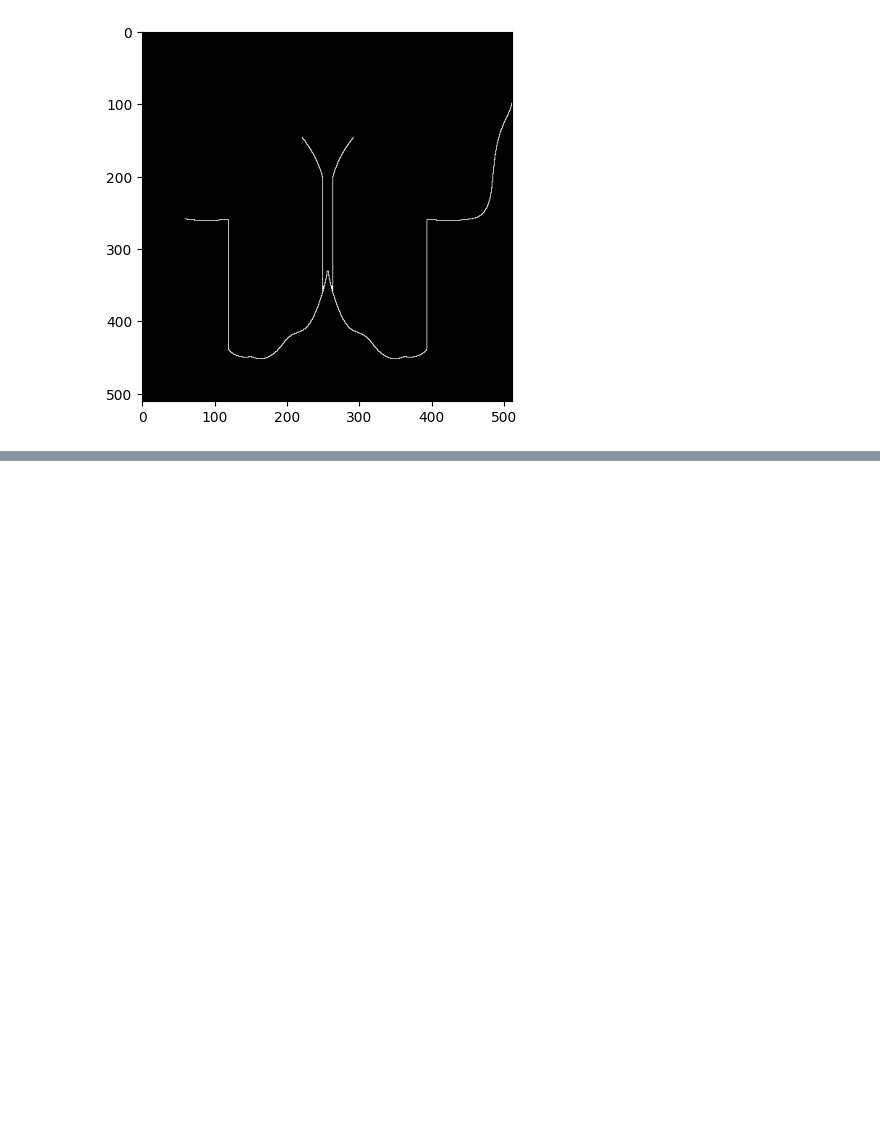
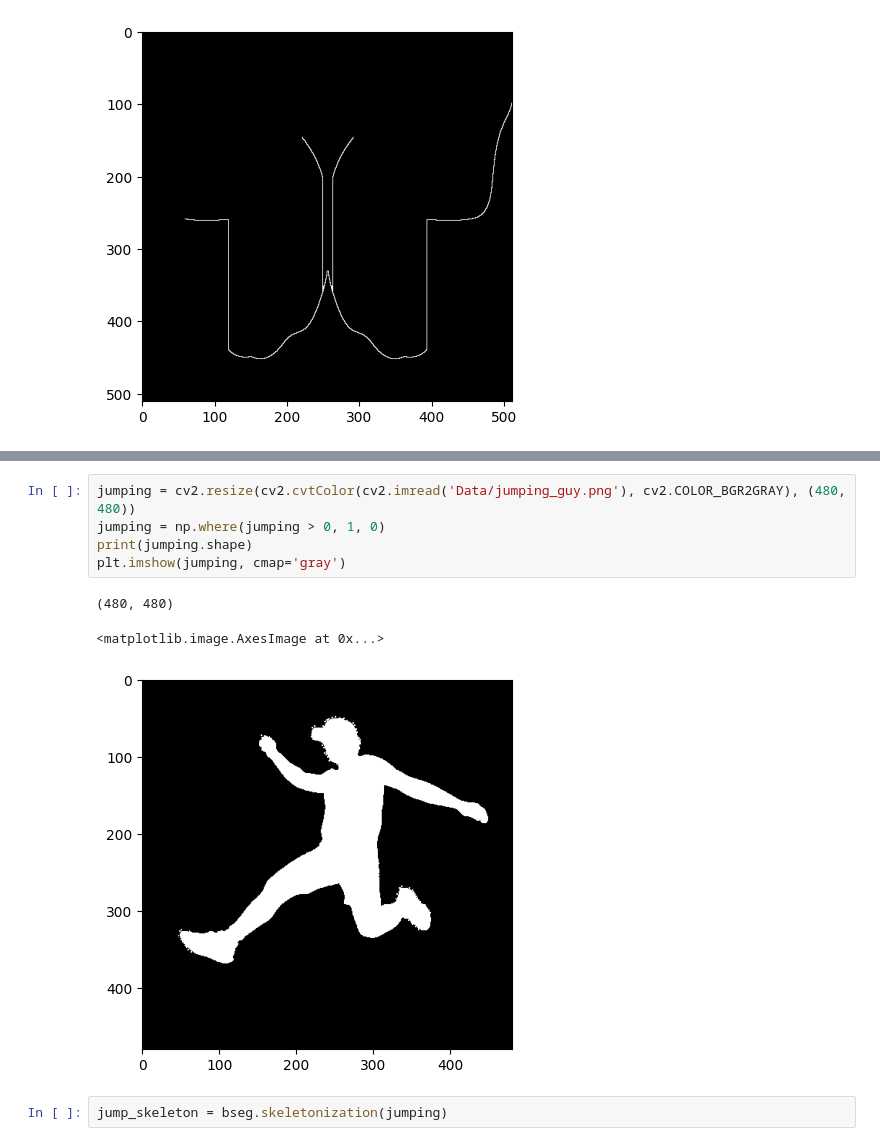
Before and after one commit to aarush-umap/3Dvision, a Jupyter notebook: binary_images.ipynb, the cells around one changed output, grey strips where cells are left out. Saved outputs shown, nothing was run; the diff lists cells and outputs as text; blank space fills up the shorter version.

```diff
--- a/binary_images.ipynb
+++ b/binary_images.ipynb
@@ -157,0 +159,11 @@ plt.imshow(temp, cmap='gray')
+# %%
+jumping = cv2.resize(cv2.cvtColor(cv2.imread('Data/jumping_guy.png'), cv2.COLOR_BGR2GRAY), (480, 480))
+jumping = np.where(jumping > 0, 1, 0)
+print(jumping.shape)
+plt.imshow(jumping, cmap='gray')
+# %% [output]
+(480, 480)
+<matplotlib.image.AxesImage at 0x...>
+[figure, added]
+# %%
+jump_skeleton = bseg.skeletonization(jumping)
```
Also changed, not shown: parts of 8 cells of this notebook.
